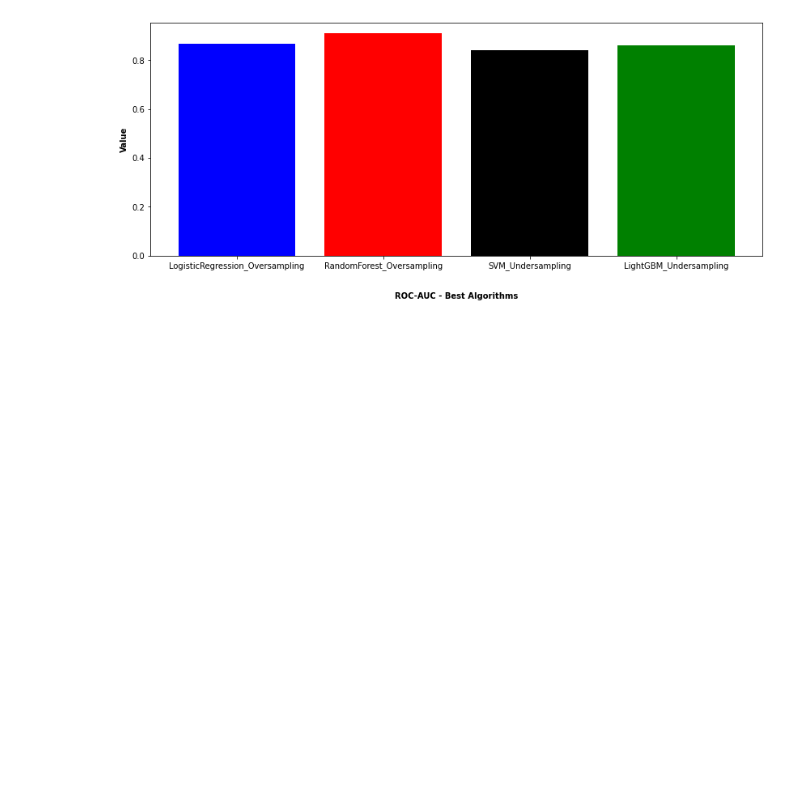
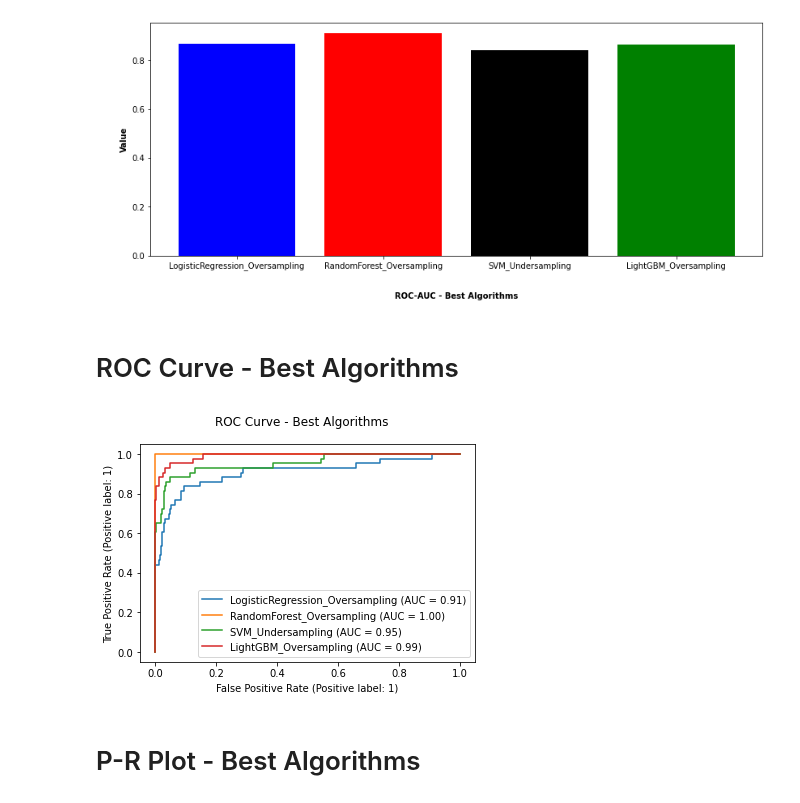
Before and after one commit to 2dukes/PROJ_AC_2122, a Jupyter notebook: applyModel.ipynb, the cells around one changed output. Drawn from its saved outputs; the diff is of its cells as text; code cells hidden in the pictures; blank space fills up the shorter version.

```diff
--- a/applyModel.ipynb
+++ b/applyModel.ipynb
@@ -21,6 +21,7 @@ X_test_full = pd.read_csv("./preprocessed/mergedTestData.csv")
 
 algorithms = []
 metrics = {}
+plots_data = {}
 
 scoring = {
   "precision_score": make_scorer(precision_score, zero_division=0),
@@ -31,7 +32,7 @@ scoring = {
 }
 
 def run_model(pipeline, param_grid, X_train, y_train, X_test, clfName):
-  global metrics
+  global algorithms, metrics, plots_data
 
   # Define evaluation procedure
   cv = RepeatedStratifiedKFold(n_splits=10, n_repeats=3, random_state=1)
@@ -47,6 +48,8 @@ def run_model(pipeline, param_grid, X_train, y_train, X_test, clfName):
 
   # ROC Curve & PR
   estimator = grid_result.best_estimator_
+  plots_data[clfName] = [estimator, X_train, y_train]
+
   RocCurveDisplay.from_estimator(estimator, X_train, y_train)
   PrecisionRecallDisplay.from_estimator(estimator, X_train, y_train)
 
@@ -100,7 +103,7 @@ def load_data():
   X_train = X_train_full[features]
   X_test = X_test_full[features]
 
-  # Positive class now is 1 and negative class now is -1
+  # Positive class now is 1 and negative class now is 0
   X_train_full.loc[X_train_full["status"] == 1, "status"] = 0
   X_train_full.loc[X_train_full["status"] == -1, "status"] = 1
 
@@ -651,2 +651,20 @@ algorithms_comparison_plot(("LogisticRegression_Oversampling", "RandomForest_Ove
 # %% [output]
 [figure]
+# %% [markdown]
+# ROC Curve - Best Algorithms
+# %%
+ax = None
+for algorithm in best_algorithms:
+  [estimator, X_train_plot, y_train_plot] = plots_data[algorithm]
+  if ax is None:
+    fig = RocCurveDisplay.from_estimator(estimator, X_train_plot, y_train_plot, name=algorithm)
+  else:
+    fig = RocCurveDisplay.from_estimator(estimator, X_train_plot, y_train_plot, name=algorithm, ax = fig.ax_)
+  ax = fig.ax_
+
+fig.figure_.suptitle("ROC Curve - Best Algorithms")
+plt.show()
+# %% [output]
+[figure, added]
+# %% [markdown]
+# P-R Plot - Best Algorithms
```
Also changed, not shown: parts of 20 cells of this notebook.
